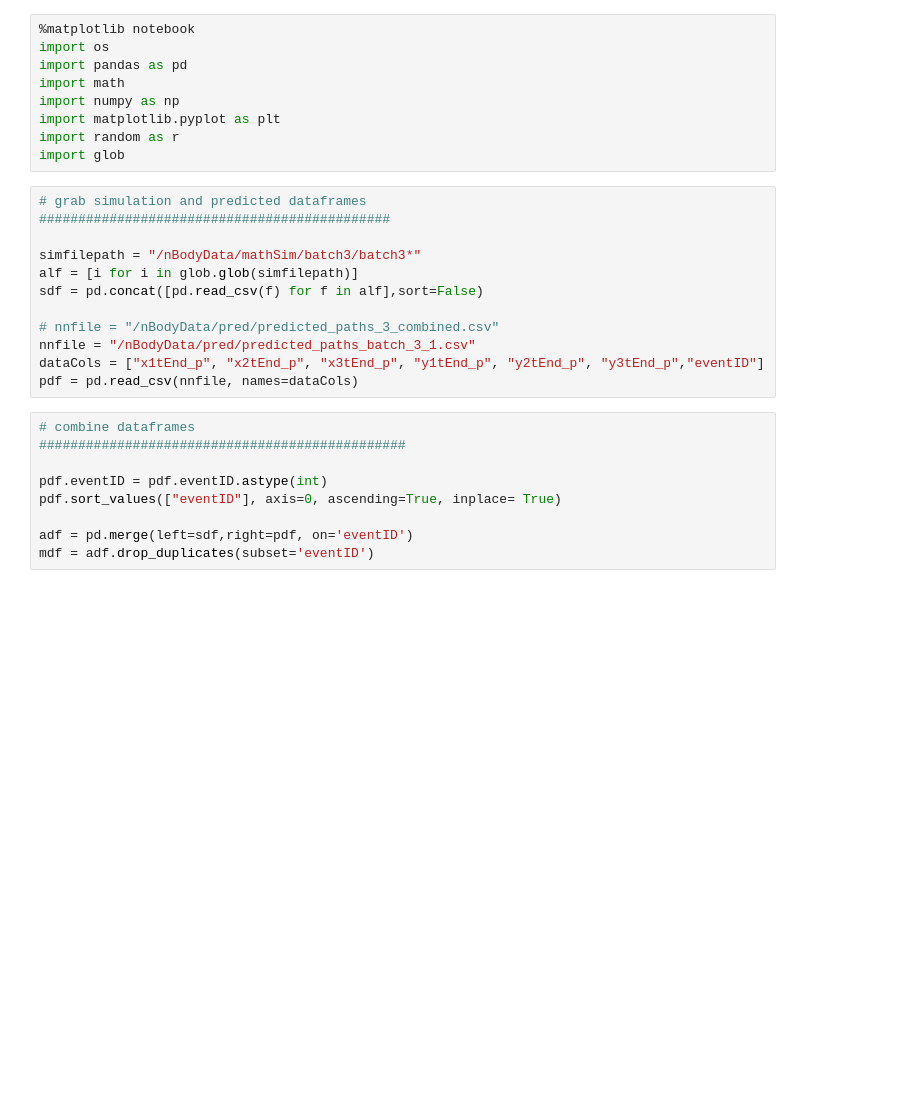
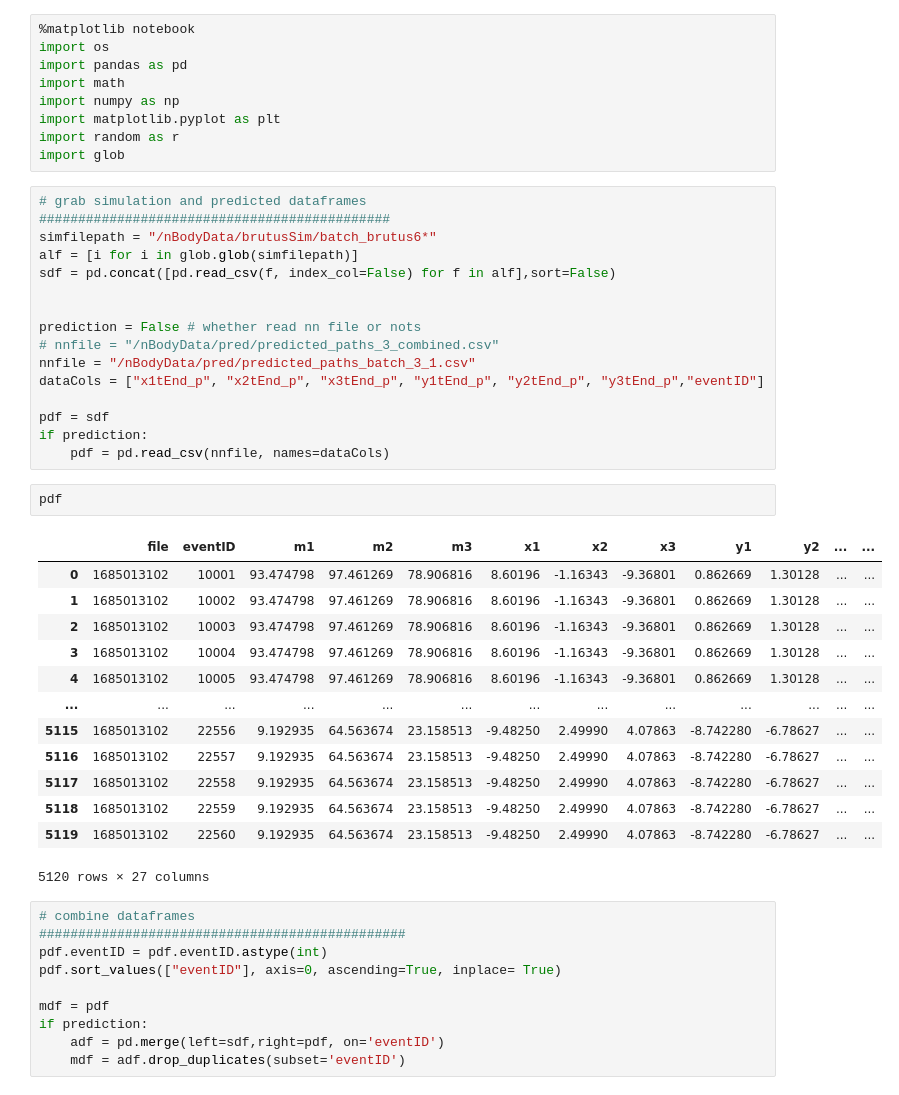
Before and after one commit to brandonmanley/nBodyNN, a Jupyter notebook: utilityScripts/plotEvent.ipynb, the cells around one changed output. Cells and saved outputs as stored; diff of their text form; blank space fills up the shorter version.

Commit message:
fix data plotting scripts for Brutus

```diff
--- a/utilityScripts/plotEvent.ipynb
+++ b/utilityScripts/plotEvent.ipynb
@@ -10,24 +10,45 @@ import glob
 # %%
 # grab simulation and predicted dataframes
 #############################################
+simfilepath = "/nBodyData/brutusSim/batch_brutus6*"
+alf = [i for i in glob.glob(simfilepath)]
+sdf = pd.concat([pd.read_csv(f, index_col=False) for f in alf],sort=False)
 
-simfilepath = "/nBodyData/mathSim/batch3/batch3*"
-alf = [i for i in glob.glob(simfilepath)]
-sdf = pd.concat([pd.read_csv(f) for f in alf],sort=False)
 
+prediction = False # whether read nn file or nots
 # nnfile = "/nBodyData/pred/predicted_paths_3_combined.csv"
 nnfile = "/nBodyData/pred/predicted_paths_batch_3_1.csv"
 dataCols = ["x1tEnd_p", "x2tEnd_p", "x3tEnd_p", "y1tEnd_p", "y2tEnd_p", "y3tEnd_p","eventID"]
-pdf = pd.read_csv(nnfile, names=dataCols)
+
+pdf = sdf
+if prediction:
+    pdf = pd.read_csv(nnfile, names=dataCols)
+# %%
+pdf
+# %% [output]
+|  | file | eventID | m1 | m2 | m3 | x1 | x2 | x3 | y1 | y2 | ... | ... |
+| 0 | 1685013102 | 10001 | 93.474798 | 97.461269 | 78.906816 | 8.60196 | -1.16343 | -9.36801 | 0.862669 | 1.30128 | ... | ... |
+| 1 | 1685013102 | 10002 | 93.474798 | 97.461269 | 78.906816 | 8.60196 | -1.16343 | -9.36801 | 0.862669 | 1.30128 | ... | ... |
+| 2 | 1685013102 | 10003 | 93.474798 | 97.461269 | 78.906816 | 8.60196 | -1.16343 | -9.36801 | 0.862669 | 1.30128 | ... | ... |
+| 3 | 1685013102 | 10004 | 93.474798 | 97.461269 | 78.906816 | 8.60196 | -1.16343 | -9.36801 | 0.862669 | 1.30128 | ... | ... |
+| 4 | 1685013102 | 10005 | 93.474798 | 97.461269 | 78.906816 | 8.60196 | -1.16343 | -9.36801 | 0.862669 | 1.30128 | ... | ... |
+| ... | ... | ... | ... | ... | ... | ... | ... | ... | ... | ... | ... | ... |
+| 5115 | 1685013102 | 22556 | 9.192935 | 64.563674 | 23.158513 | -9.48250 | 2.49990 | 4.07863 | -8.742280 | -6.78627 | ... | ... |
+| 5116 | 1685013102 | 22557 | 9.192935 | 64.563674 | 23.158513 | -9.48250 | 2.49990 | 4.07863 | -8.742280 | -6.78627 | ... | ... |
+| 5117 | 1685013102 | 22558 | 9.192935 | 64.563674 | 23.158513 | -9.48250 | 2.49990 | 4.07863 | -8.742280 | -6.78627 | ... | ... |
+| 5118 | 1685013102 | 22559 | 9.192935 | 64.563674 | 23.158513 | -9.48250 | 2.49990 | 4.07863 | -8.742280 | -6.78627 | ... | ... |
+| 5119 | 1685013102 | 22560 | 9.192935 | 64.563674 | 23.158513 | -9.48250 | 2.49990 | 4.07863 | -8.742280 | -6.78627 | ... | ... |
+5120 rows × 27 columns
 # %%
 # combine dataframes
 ###############################################
-
 pdf.eventID = pdf.eventID.astype(int)
 pdf.sort_values(["eventID"], axis=0, ascending=True, inplace= True)
 
-adf = pd.merge(left=sdf,right=pdf, on='eventID')
-mdf = adf.drop_duplicates(subset='eventID')
+mdf = pdf
+if prediction:
+    adf = pd.merge(left=sdf,right=pdf, on='eventID')
+    mdf = adf.drop_duplicates(subset='eventID')
 # %%
 # plot an individual event
 ###############################################
```
Also changed, not shown: parts of 3 cells of this notebook, 1 other file.
